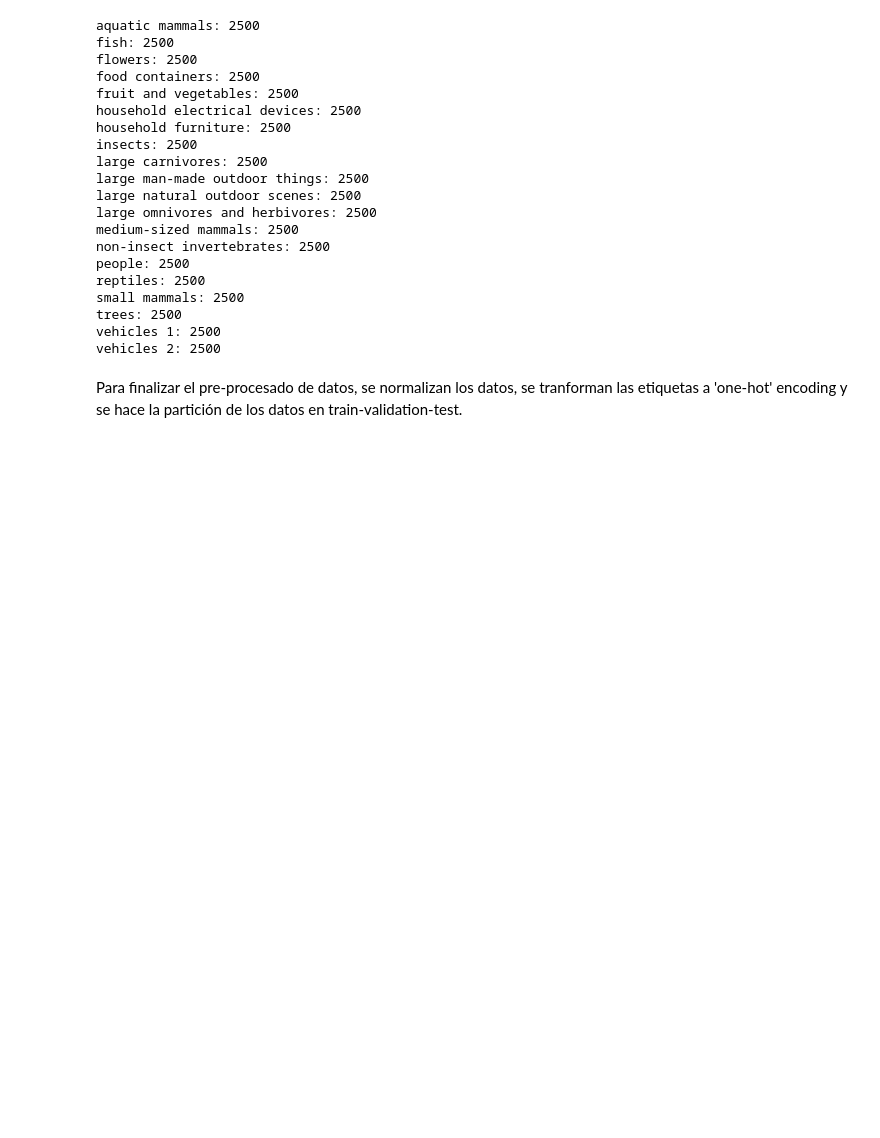
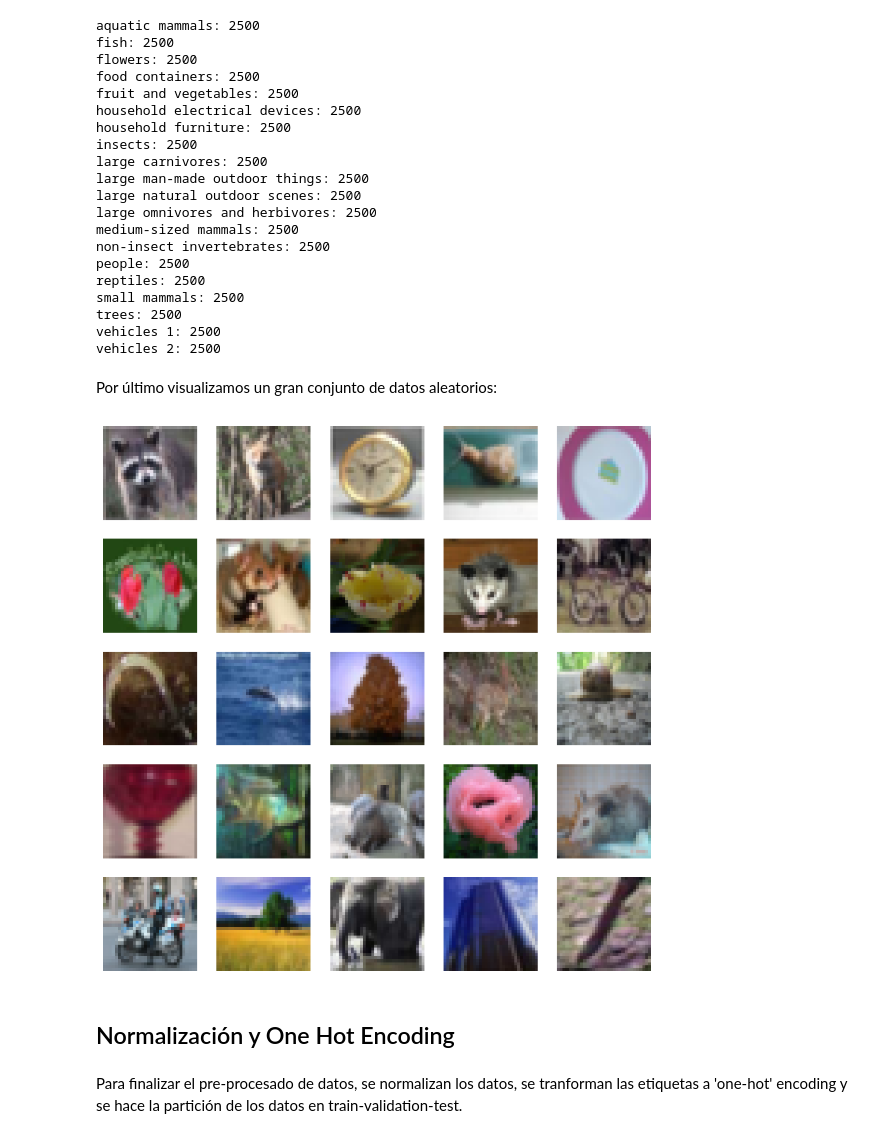
Before and after one commit to 9105507/APRENDIZAJE_AUTOMATICO_23_24, a Jupyter notebook: AA_PRACTICA3_GRUPO_7.ipynb, the cells around one changed output. Saved outputs shown, nothing was run; the diff lists cells and outputs as text; code cells hidden in the pictures; blank space fills up the shorter version.

```diff
--- a/AA_PRACTICA3_GRUPO_7.ipynb
+++ b/AA_PRACTICA3_GRUPO_7.ipynb
@@ -472,6 +531,27 @@ small mammals: 2500
 trees: 2500
 vehicles 1: 2500
 vehicles 2: 2500
+# %% [markdown]
+Por último visualizamos un gran conjunto de datos aleatorios:
+# %%
+import numpy as np
+
+fig, axes = plt.subplots(5, 5, figsize=(10,10))
+
+# Rellenar el subplot con imágenes aleatorias
+for i in range(5):
+    for j in range(5):
+        # Seleccionar un índice aleatorio
+        idx = np.random.randint(len(X))
+        # Mostrar la imagen correspondiente en el subplot
+        axes[i, j].imshow(X[idx], cmap=plt.cm.binary)
+        # Eliminar los ejes para una mejor visualización
+        axes[i, j].axis('off')
+plt.show()
+# %% [output]
+[figure, added]
+# %% [markdown]
+## Normalización y One Hot Encoding
 # %% [markdown]
 Para finalizar el pre-procesado de datos, se normalizan los datos, se tranforman las etiquetas a 'one-hot' encoding y se hace la partición de los datos en train-validation-test.
 # %%
```
Also changed, not shown: parts of 131 cells of this notebook.
